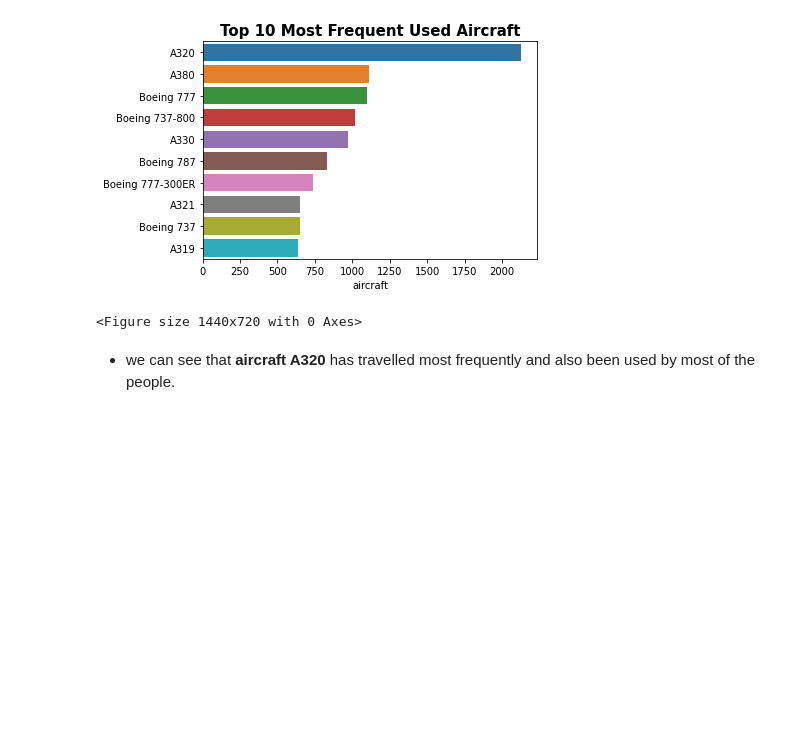
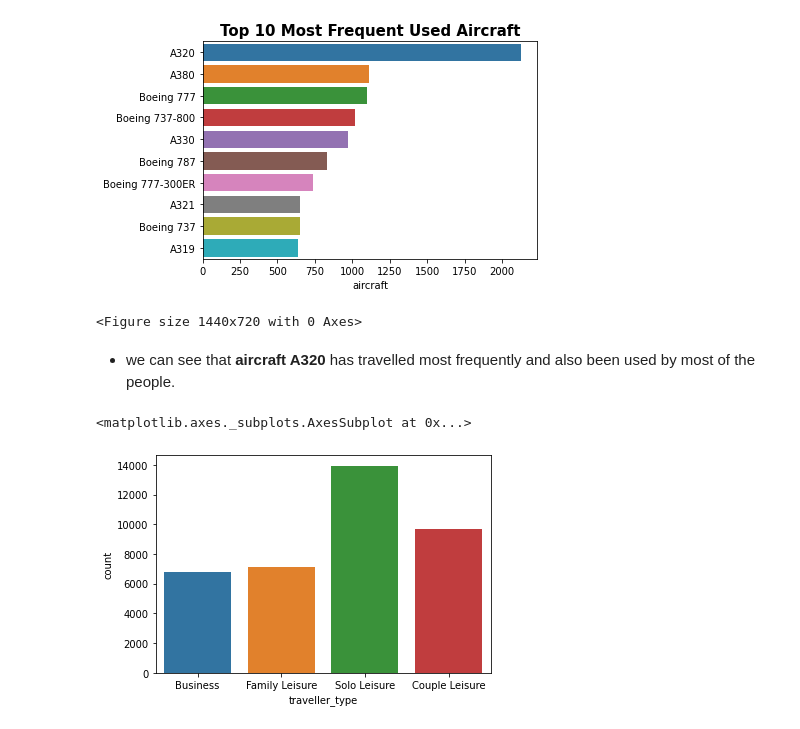
Before and after one commit to souravkarma/Sourav-Karmakar-Airline-passenger-referral-prediction, a Jupyter notebook: Sourav_Karmakar_Airline_passenger_referral_prediction.ipynb, the cells around one changed output. Cells and saved outputs as stored; diff of their text form; code cells hidden in the pictures; blank space fills up the shorter version.

```diff
--- a/Sourav_Karmakar_Airline_passenger_referral_prediction.ipynb
+++ b/Sourav_Karmakar_Airline_passenger_referral_prediction.ipynb
@@ -205,3 +205,8 @@ Text(0.5, 1.0, 'Top 10 Most Frequent Used Aircraft')
 <Figure size 1440x720 with 0 Axes>
 # %% [markdown]
 *  we can see that **aircraft A320** has travelled most frequently and also been used by most of the people.
+# %%
+sns.countplot(df['traveller_type'])
+# %% [output]
+<matplotlib.axes._subplots.AxesSubplot at 0x...>
+[figure, added]
```
Also changed, not shown: parts of 19 cells of this notebook.
